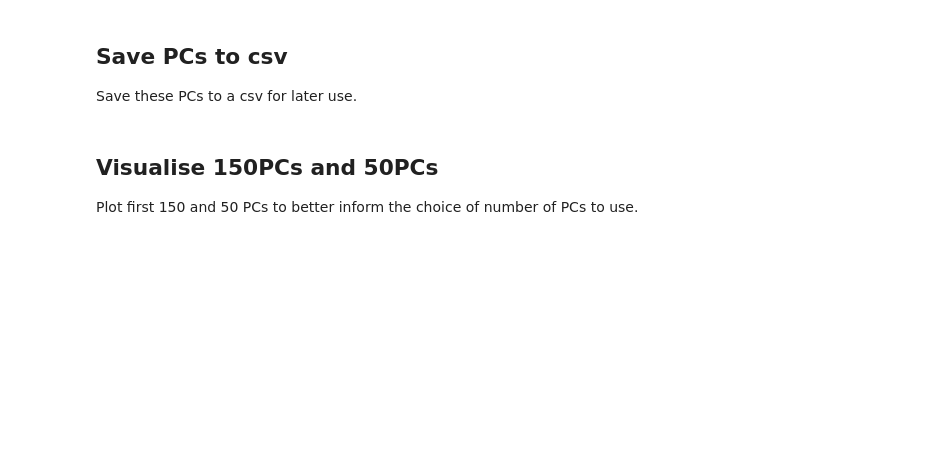
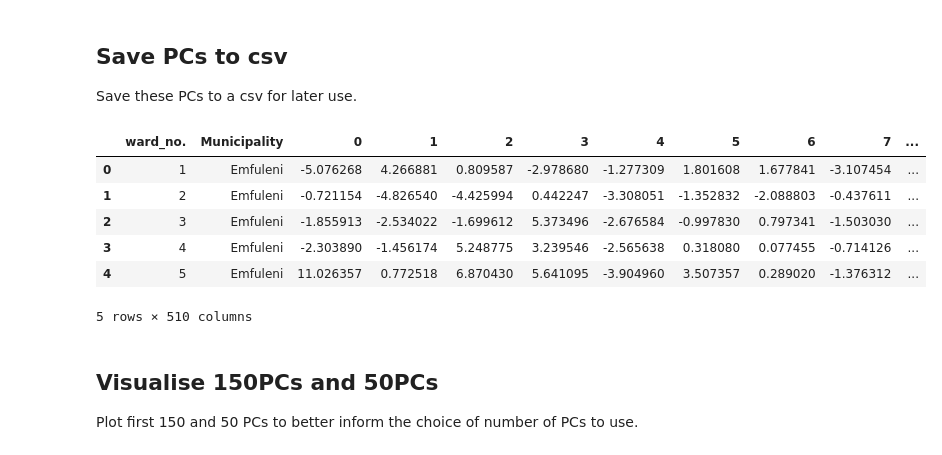
Before and after one commit to rs-anderson/Clustering-Ward-Level-Poverty-Using-Satellite-Imagery, a Jupyter notebook: scripts/clustering/pca.ipynb, the cells around one changed output. Cells and saved outputs as stored; diff of their text form; code cells hidden in the pictures; blank space fills up the shorter version.

```diff
--- a/scripts/clustering/pca.ipynb
+++ b/scripts/clustering/pca.ipynb
@@ -32,8 +31,12 @@ import csv  # to write output to csv files
+# %%
+BASE_DIR = '../..'
+DATA_DIR = os.path.join(BASE_DIR, 'data')
+FEATURES_DIR = os.path.join(DATA_DIR, 'extracted_features')
 # %% [markdown]
 ## Load feature set
 # %%
 # read in data from csv file
-df = pd.read_csv("all_features.csv") # feature set for 508 gauteng wards
+df = pd.read_csv(os.path.join(FEATURES_DIR, "all_features.csv")) # feature set for 508 gauteng wards
 df_labels = df.drop(df.columns[3:4099], axis=1) # creating labels for csv file later on
 df_labels = df_labels.drop(df_labels.columns[0], axis=1)
 
@@ -87,5 +90,16 @@ plt.tight_layout(pad=3.0)
 # %% [markdown]
 ## Save PCs to csv
 Save these PCs to a csv for later use.
+# %%
+PCA_components1 = pd.concat([df_labels, pd.DataFrame(principalComponents1)], axis=1, sort=False)
+PCA_components1.head()
+# %% [output]
+|  | ward_no. | Municipality | 0 | 1 | 2 | 3 | 4 | 5 | 6 | 7 | ... |
+| 0 | 1 | Emfuleni | -5.076268 | 4.266881 | 0.809587 | -2.978680 | -1.277309 | 1.801608 | 1.677841 | -3.107454 | ... |
+| 1 | 2 | Emfuleni | -0.721154 | -4.826540 | -4.425994 | 0.442247 | -3.308051 | -1.352832 | -2.088803 | -0.437611 | ... |
+| 2 | 3 | Emfuleni | -1.855913 | -2.534022 | -1.699612 | 5.373496 | -2.676584 | -0.997830 | 0.797341 | -1.503030 | ... |
+| 3 | 4 | Emfuleni | -2.303890 | -1.456174 | 5.248775 | 3.239546 | -2.565638 | 0.318080 | 0.077455 | -0.714126 | ... |
+| 4 | 5 | Emfuleni | 11.026357 | 0.772518 | 6.870430 | 5.641095 | -3.904960 | 3.507357 | 0.289020 | -1.376312 | ... |
+5 rows × 510 columns
 # %%
 # write to csv
```
Also changed, not shown: parts of 4 cells of this notebook, 2 other files.
